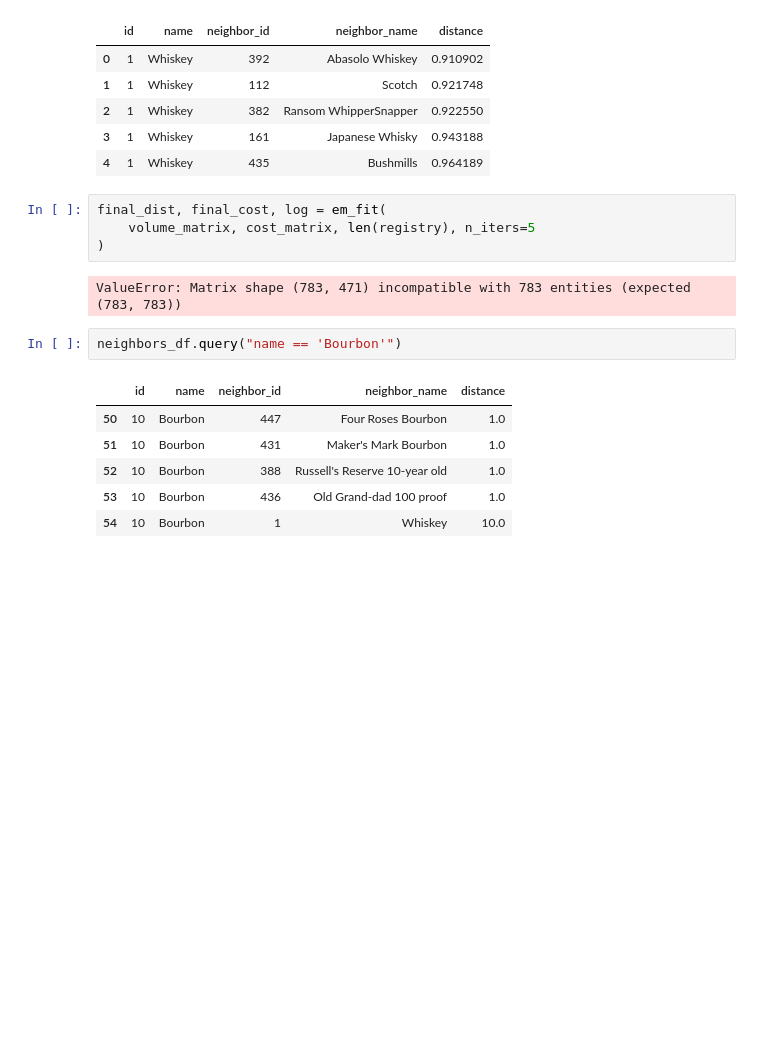
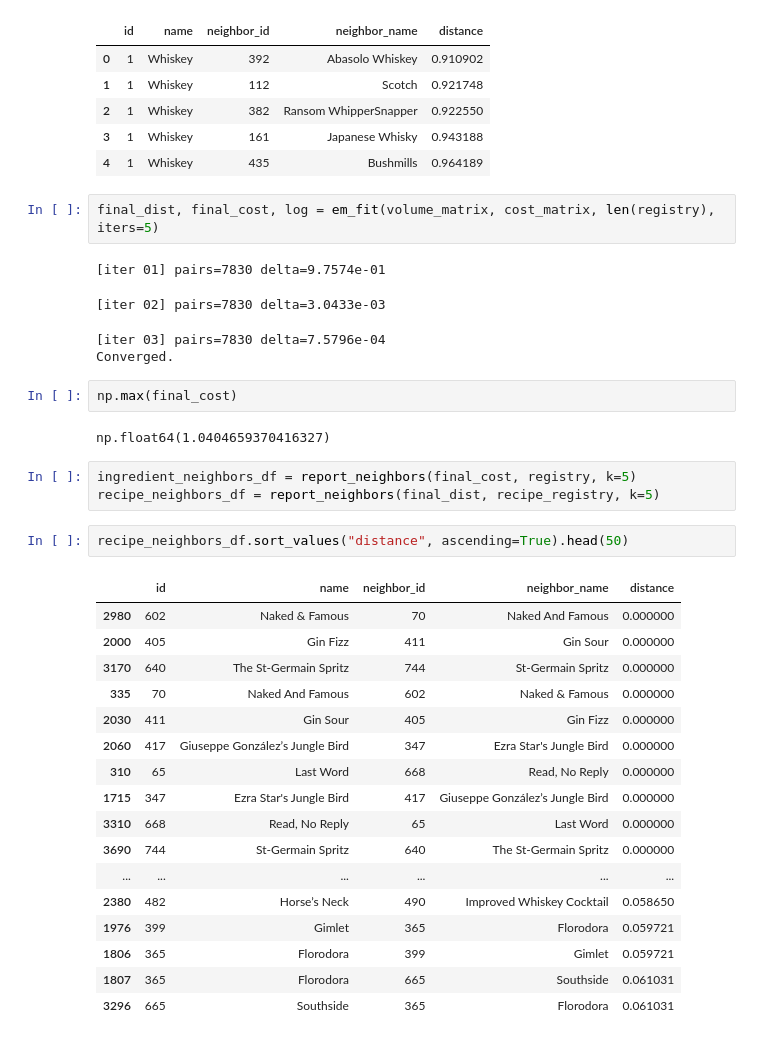
Before and after one commit to kthorn/cocktail-research, a Jupyter notebook: notebooks/cocktailspace/test_learner.ipynb, the cells around one changed output. Saved outputs shown, nothing was run; the diff lists cells and outputs as text; blank space fills up the shorter version.

```diff
--- a/notebooks/cocktailspace/test_learner.ipynb
+++ b/notebooks/cocktailspace/test_learner.ipynb
@@ -85,18 +85,37 @@ new_neighbors_df.head()
 | 3 | 1 | Whiskey | 161 | Japanese Whisky | 0.943188 |
 | 4 | 1 | Whiskey | 435 | Bushmills | 0.964189 |
 # %%
-final_dist, final_cost, log = em_fit(
-    volume_matrix, cost_matrix, len(registry), n_iters=5
-)
+final_dist, final_cost, log = em_fit(volume_matrix, cost_matrix, len(registry), iters=5)
 # %% [output]
-ValueError: Matrix shape (783, 471) incompatible with 783 entities (expected (783, 783))
+[iter 01] pairs=7830 delta=9.7574e-01
+[iter 02] pairs=7830 delta=3.0433e-03
+[iter 03] pairs=7830 delta=7.5796e-04
+Converged.
+# %%
+np.max(final_cost)
+# %% [output]
+np.float64(1.0404659370416327)
 # %%
-neighbors_df.query("name == 'Bourbon'")
+ingredient_neighbors_df = report_neighbors(final_cost, registry, k=5)
+recipe_neighbors_df = report_neighbors(final_dist, recipe_registry, k=5)
-# %% [output]
-|  | id | name | neighbor_id | neighbor_name | distance |
-| 50 | 10 | Bourbon | 447 | Four Roses Bourbon | 1.0 |
-| 51 | 10 | Bourbon | 431 | Maker's Mark Bourbon | 1.0 |
-| 52 | 10 | Bourbon | 388 | Russell's Reserve 10-year old | 1.0 |
-| 53 | 10 | Bourbon | 436 | Old Grand-dad 100 proof | 1.0 |
-| 54 | 10 | Bourbon | 1 | Whiskey | 10.0 |
+# %%
+recipe_neighbors_df.sort_values("distance", ascending=True).head(50)
+# %% [output]
+|  | id | name | neighbor_id | neighbor_name | distance |
+| 2980 | 602 | Naked & Famous | 70 | Naked And Famous | 0.000000 |
+| 2000 | 405 | Gin Fizz | 411 | Gin Sour | 0.000000 |
+| 3170 | 640 | The St-Germain Spritz | 744 | St-Germain Spritz | 0.000000 |
+| 335 | 70 | Naked And Famous | 602 | Naked & Famous | 0.000000 |
+| 2030 | 411 | Gin Sour | 405 | Gin Fizz | 0.000000 |
+| 2060 | 417 | Giuseppe González’s Jungle Bird | 347 | Ezra Star's Jungle Bird | 0.000000 |
+| 310 | 65 | Last Word | 668 | Read, No Reply | 0.000000 |
+| 1715 | 347 | Ezra Star's Jungle Bird | 417 | Giuseppe González’s Jungle Bird | 0.000000 |
+| 3310 | 668 | Read, No Reply | 65 | Last Word | 0.000000 |
+| 3690 | 744 | St-Germain Spritz | 640 | The St-Germain Spritz | 0.000000 |
+| ... | ... | ... | ... | ... | ... |
+| 2380 | 482 | Horse’s Neck | 490 | Improved Whiskey Cocktail | 0.058650 |
+| 1976 | 399 | Gimlet | 365 | Florodora | 0.059721 |
+| 1806 | 365 | Florodora | 399 | Gimlet | 0.059721 |
+| 1807 | 365 | Florodora | 665 | Southside | 0.061031 |
+| 3296 | 665 | Southside | 365 | Florodora | 0.061031 |
 # %%
```
Also changed, not shown: parts of 5 cells of this notebook, 3 other files.
